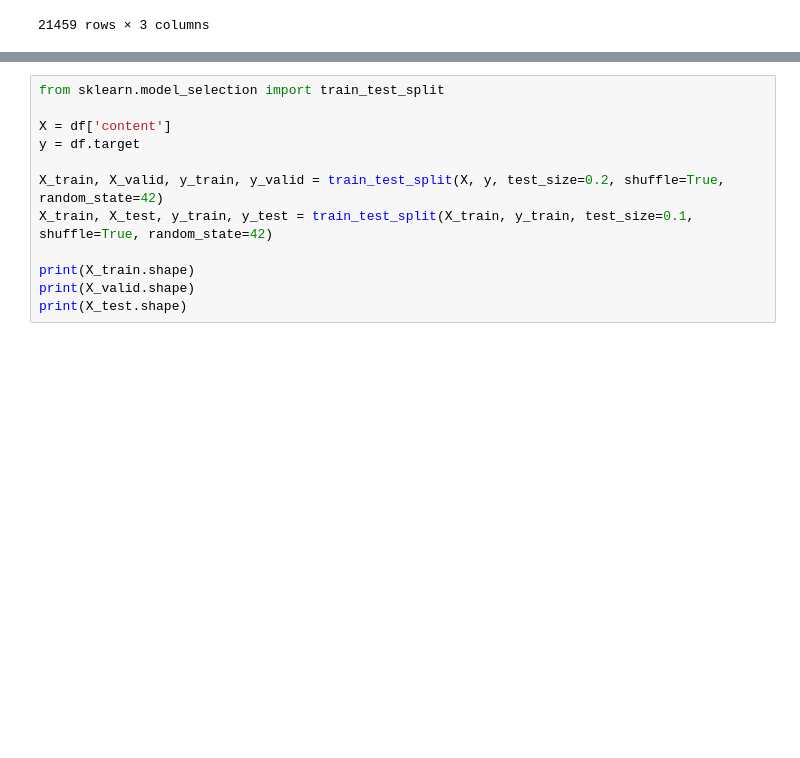
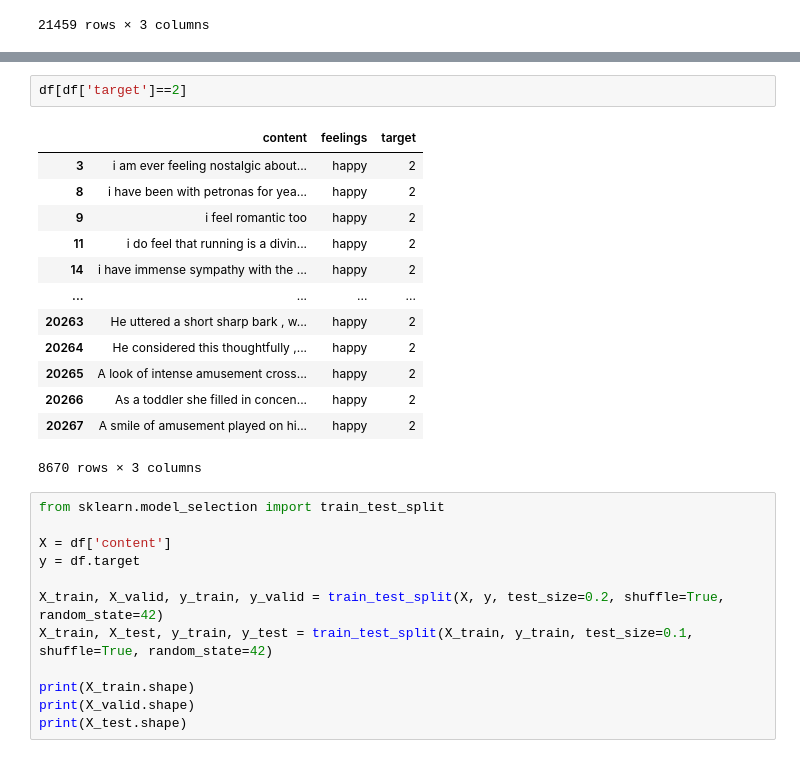
Before and after one commit to Flockyy/feelingz, a Jupyter notebook: flo/eda.ipynb, the cells around one changed output, grey strips where cells are left out. Drawn from its saved outputs; the diff is of its cells as text; blank space fills up the shorter version.

```diff
--- a/flo/eda.ipynb
+++ b/flo/eda.ipynb
@@ -144,3 +176,19 @@ df
+# %%
+df[df['target']==2]
+# %% [output]
+|  | content | feelings | target |
+| 3 | i am ever feeling nostalgic about... | happy | 2 |
+| 8 | i have been with petronas for yea... | happy | 2 |
+| 9 | i feel romantic too | happy | 2 |
+| 11 | i do feel that running is a divin... | happy | 2 |
+| 14 | i have immense sympathy with the ... | happy | 2 |
+| ... | ... | ... | ... |
+| 20263 | He uttered a short sharp bark , w... | happy | 2 |
+| 20264 | He considered this thoughtfully ,... | happy | 2 |
+| 20265 | A look of intense amusement cross... | happy | 2 |
+| 20266 | As a toddler she filled in concen... | happy | 2 |
+| 20267 | A smile of amusement played on hi... | happy | 2 |
+8670 rows × 3 columns
 # %%
 from sklearn.model_selection import train_test_split
 
```
Also changed, not shown: parts of 2 cells of this notebook, 7 other files.
